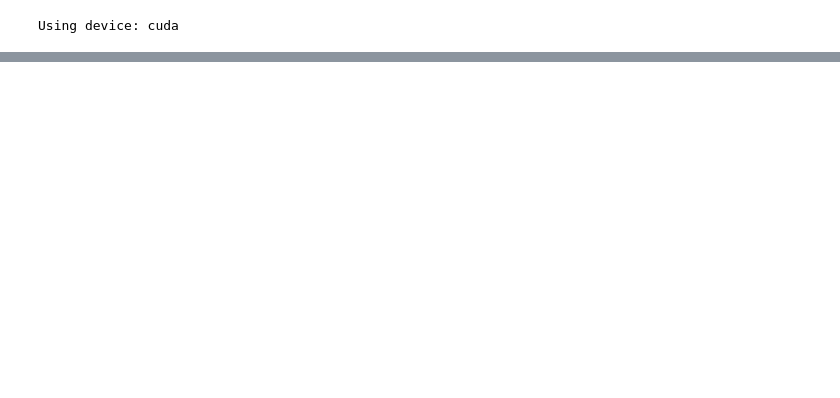
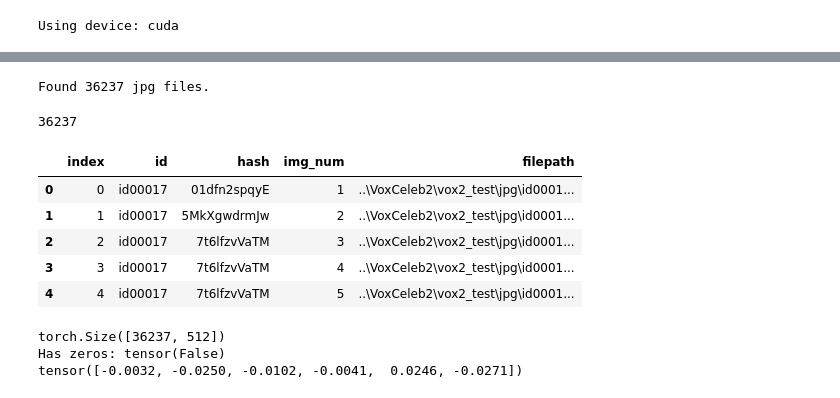
Before and after one commit to JerryHeHQ/face2voice, a Jupyter notebook: get_face_embeddings.ipynb, the cells around one changed output, grey strips where cells are left out. Cells and saved outputs as stored; diff of their text form; code cells hidden in the pictures; blank space fills up the shorter version.

```diff
--- a/get_face_embeddings.ipynb
+++ b/get_face_embeddings.ipynb
@@ -119,0 +80,7 @@ tensor([[ 1.9267e-02, -6.2522e-02, -2.7900e-02, -1.3280e-02,  2.8392e-02,
+# %%
+# Scan filesystem
+jpg_files = sorted(ROOT.rglob("*.jpg"))
+total = len(jpg_files)
+print(f"Found {total} jpg files.")
+# %% [output]
+Found 36237 jpg files.
@@ -119,0 +136,23 @@ tensor([[ 1.9267e-02, -6.2522e-02, -2.7900e-02, -1.3280e-02,  2.8392e-02,
+# %%
+# Check CSV File
+df = pd.read_csv(CSV_PATH)
+print(len(df))
+df.head()
+# %% [output]
+36237
+|  | index | id | hash | img_num | filepath |
+| 0 | 0 | id00017 | 01dfn2spqyE | 1 | ..\VoxCeleb2\vox2_test\jpg\id0001... |
+| 1 | 1 | id00017 | 5MkXgwdrmJw | 2 | ..\VoxCeleb2\vox2_test\jpg\id0001... |
+| 2 | 2 | id00017 | 7t6lfzvVaTM | 3 | ..\VoxCeleb2\vox2_test\jpg\id0001... |
+| 3 | 3 | id00017 | 7t6lfzvVaTM | 4 | ..\VoxCeleb2\vox2_test\jpg\id0001... |
+| 4 | 4 | id00017 | 7t6lfzvVaTM | 5 | ..\VoxCeleb2\vox2_test\jpg\id0001... |
+# %%
+# Check Embeddings File
+embeddings = torch.load(EMB_PATH)
+print(embeddings.shape)
+print("Has zeros:", (embeddings.abs().sum(dim=1) == 0).any())
+print(embeddings[0][:6])
+# %% [output]
+torch.Size([36237, 512])
+Has zeros: tensor(False)
+tensor([-0.0032, -0.0250, -0.0102, -0.0041,  0.0246, -0.0271])
```
Also changed, not shown: parts of 15 cells of this notebook.
